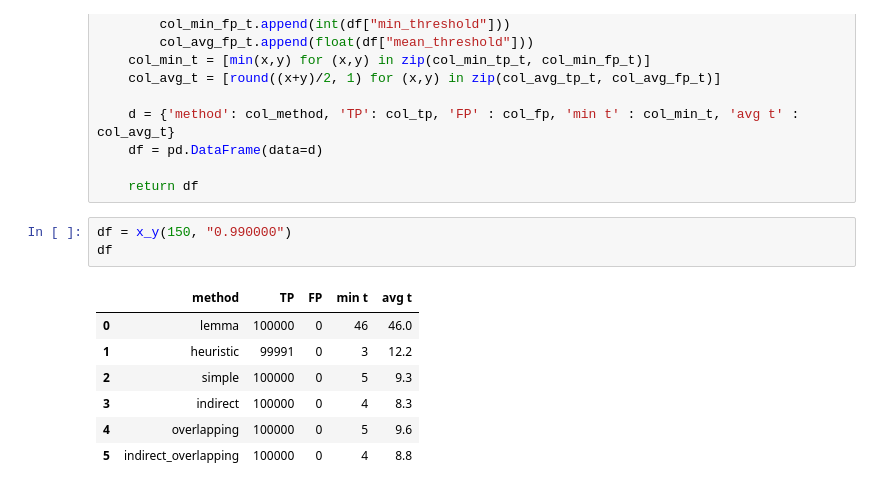
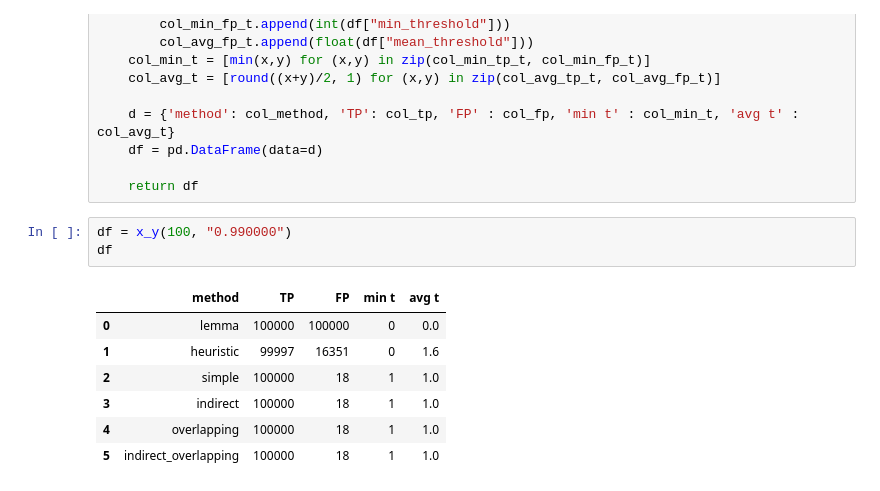
Before and after one commit to eseiler/jupyter_notebooks, a Jupyter notebook: Thresholds/tables.ipynb, the cells around one changed output. Cells and saved outputs as stored; diff of their text form.

```diff
--- a/Thresholds/tables.ipynb
+++ b/Thresholds/tables.ipynb
@@ -49,13 +49,13 @@ def x_y(pattern_size, tau):
 
     return df
 # %%
-df = x_y(150, "0.990000")
+df = x_y(100, "0.990000")
 df
 # %% [output]
 |  | method | TP | FP | min t | avg t |
-| 0 | lemma | 100000 | 0 | 46 | 46.0 |
-| 1 | heuristic | 99991 | 0 | 3 | 12.2 |
-| 2 | simple | 100000 | 0 | 5 | 9.3 |
-| 3 | indirect | 100000 | 0 | 4 | 8.3 |
-| 4 | overlapping | 100000 | 0 | 5 | 9.6 |
-| 5 | indirect_overlapping | 100000 | 0 | 4 | 8.8 |
+| 0 | lemma | 100000 | 100000 | 0 | 0.0 |
+| 1 | heuristic | 99997 | 16351 | 0 | 1.6 |
+| 2 | simple | 100000 | 18 | 1 | 1.0 |
+| 3 | indirect | 100000 | 18 | 1 | 1.0 |
+| 4 | overlapping | 100000 | 18 | 1 | 1.0 |
+| 5 | indirect_overlapping | 100000 | 18 | 1 | 1.0 |
```
Also changed, not shown: 4 other files.
